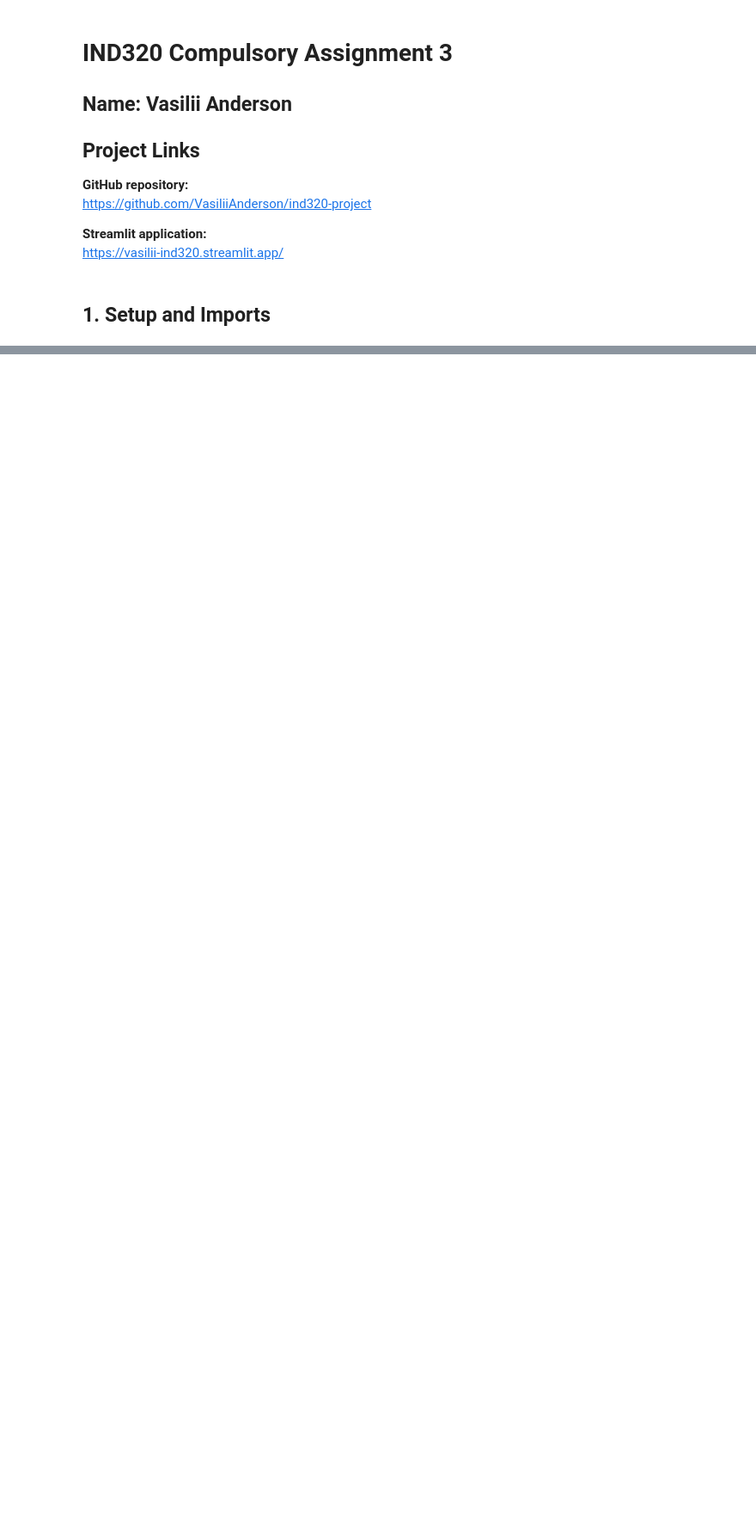
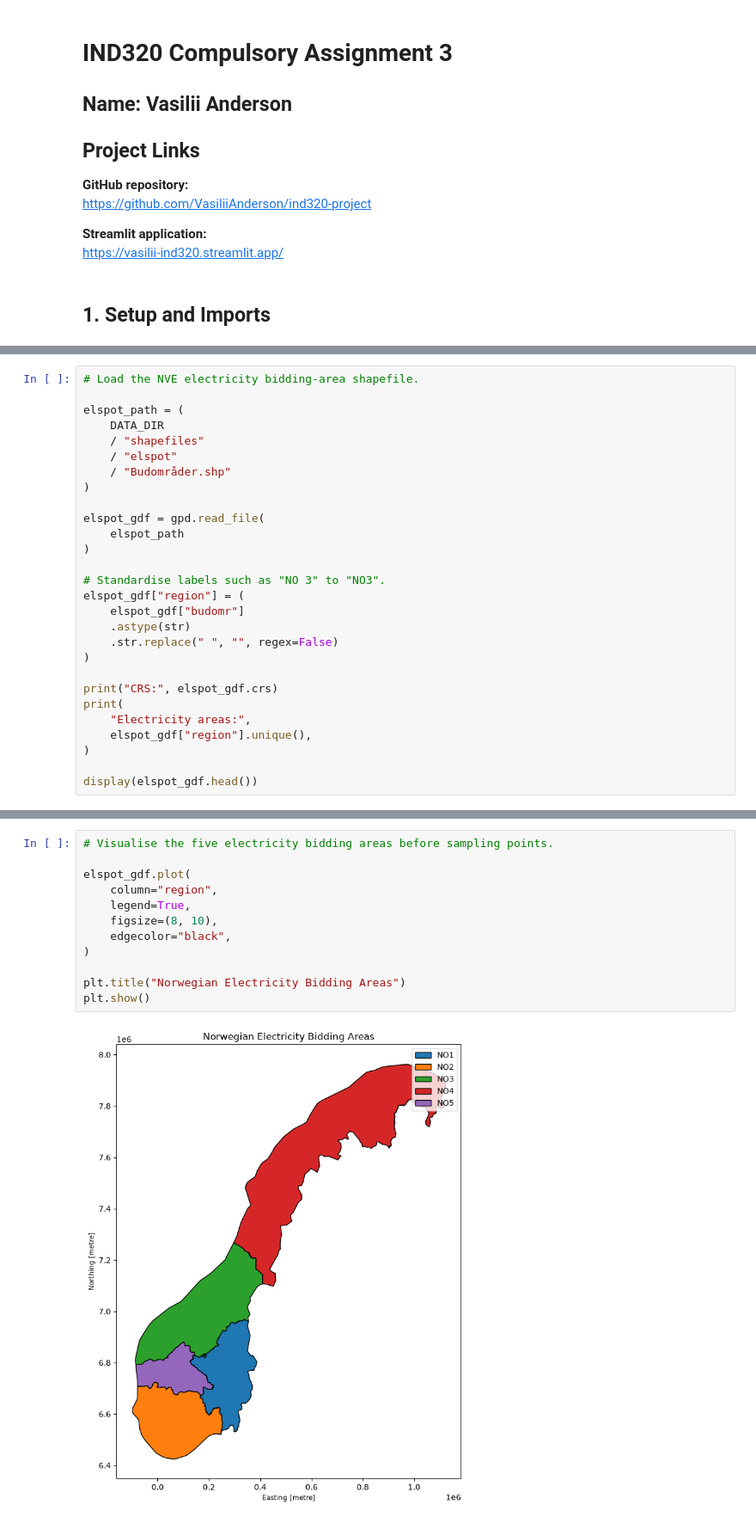
Before and after one commit to VasiliiAnderson/ind320-project, a Jupyter notebook: notebooks/compulsory_3.ipynb, the cells around one changed output, grey strips where cells are left out. Shown at 86% size. Cells and saved outputs as stored; diff of their text form; blank space fills up the shorter version.

```diff
--- a/notebooks/compulsory_3.ipynb
+++ b/notebooks/compulsory_3.ipynb
@@ -992,0 +207,28 @@ plt.show()
+# %%
+# Load the NVE electricity bidding-area shapefile.
+
+elspot_path = (
+    DATA_DIR
+    / "shapefiles"
+    / "elspot"
+    / "Budområder.shp"
+)
+
+elspot_gdf = gpd.read_file(
+    elspot_path
+)
+
+# Standardise labels such as "NO 3" to "NO3".
+elspot_gdf["region"] = (
+    elspot_gdf["budomr"]
+    .astype(str)
+    .str.replace(" ", "", regex=False)
+)
+
+print("CRS:", elspot_gdf.crs)
+print(
+    "Electricity areas:",
+    elspot_gdf["region"].unique(),
+)
+
+display(elspot_gdf.head())
@@ -992,0 +246,14 @@ plt.show()
+# %%
+# Visualise the five electricity bidding areas before sampling points.
+
+elspot_gdf.plot(
+    column="region",
+    legend=True,
+    figsize=(8, 10),
+    edgecolor="black",
+)
+
+plt.title("Norwegian Electricity Bidding Areas")
+plt.show()
+# %% [output]
+[figure, added]
```
Also changed, not shown: parts of 113 cells of this notebook.
